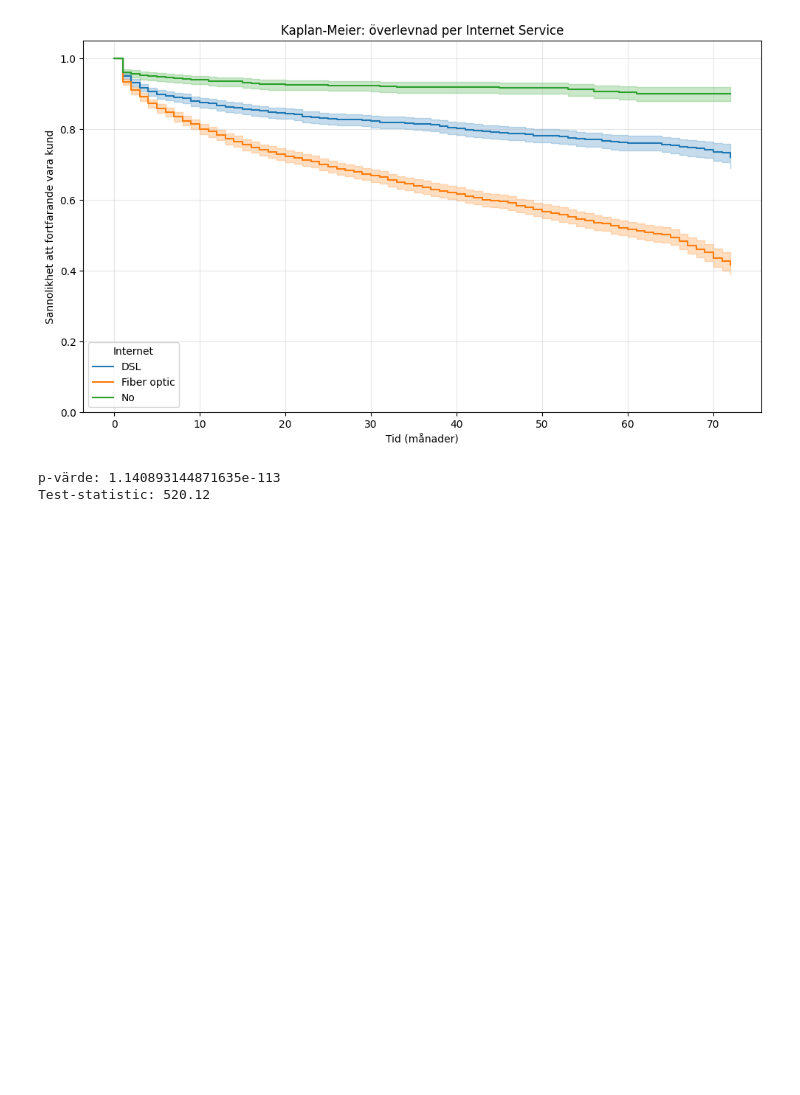
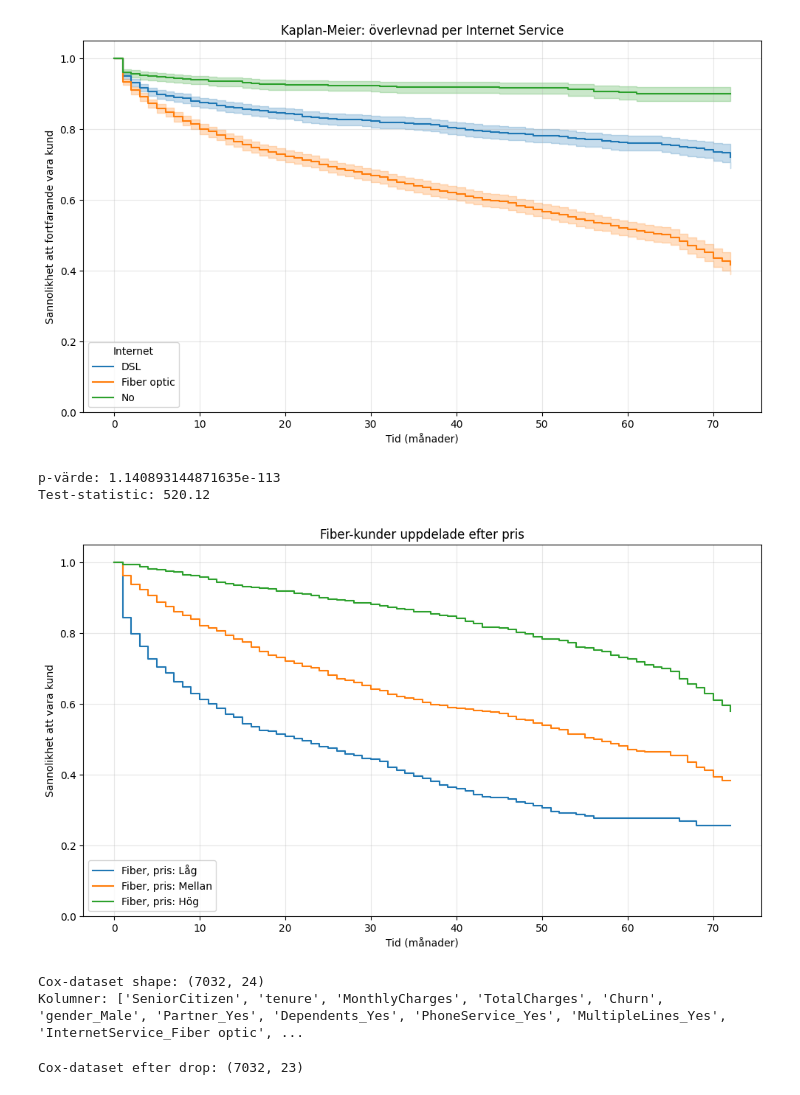
Before and after one commit to emilioano/AppliedAI, a Jupyter notebook: telco_supervised_learning/telco_grupparbete_public.ipynb, the cells around one changed output. Cells and saved outputs as stored; diff of their text form; code cells hidden in the pictures; blank space fills up the shorter version.

```diff
--- a/telco_supervised_learning/telco_grupparbete_public.ipynb
+++ b/telco_supervised_learning/telco_grupparbete_public.ipynb
@@ -987,3 +987,31 @@ p-värde: 1.140893144871635e-113
 Test-statistic: 520.12
 # %%
 # Kunder med fiberoptik tenderar avsluta sina abonemang i högre grad än övriga! Är dessa kunder missnöjda med servicen i högre grad?
+
+# Vi kan dela fiber-kunder i prisgrupper och se om effekten kvarstår!
+
+# Dela fiberkunder i prisgrupper
+fiber = df_surv[df_surv['InternetService'] == 'Fiber optic'].copy()
+fiber['pris_grupp'] = pd.qcut(fiber['MonthlyCharges'], q=3,
+                                labels=['Låg', 'Mellan', 'Hög'])
+
+# Plotta KM per prisgrupp inom fiber
+fig, ax = plt.subplots(figsize=(10, 6))
+for grupp in ['Låg', 'Mellan', 'Hög']:
+    mask = fiber['pris_grupp'] == grupp
+    kmf = KaplanMeierFitter()
+    kmf.fit(durations=fiber.loc[mask, 'tenure'],
+            event_observed=fiber.loc[mask, 'Churn'],
+            label=f'Fiber, pris: {grupp}')
+    kmf.plot_survival_function(ax=ax, ci_show=False)
+
+ax.set_xlabel('Tid (månader)')
+ax.set_ylabel('Sannolikhet att vara kund')
+ax.set_title('Fiber-kunder uppdelade efter pris')
+ax.grid(alpha=0.3)
+ax.set_ylim(0, 1.05)
+ax.legend(loc='lower left')
+plt.tight_layout()
+plt.show()
+# %% [output]
+[figure, added]
@@ -989,0 +1021,31 @@ Test-statistic: 520.12
+# %%
+# COX
+
+from lifelines import CoxPHFitter
+
+# Bygg dataset för Cox
+df_cox = df_surv.copy()
+
+# Droppa kolumner vi inte behöver
+df_cox = df_cox.drop(columns=['customerID'])
+
+# Konvertera Churn till int (0/1) om det inte redan är det
+if df_cox['Churn'].dtype != 'int64':
+    df_cox['Churn'] = df_cox['Churn'].map({'No': 0, 'Yes': 1}).fillna(df_cox['Churn'])
+
+# Dummy-koda kategoriska variabler (samma som tidigare)
+df_cox = pd.get_dummies(df_cox, drop_first=True, dtype=int)
+
+print(f"Cox-dataset shape: {df_cox.shape}")
+print(f"Kolumner: {df_cox.columns.tolist()}")
+# %% [output]
+Cox-dataset shape: (7032, 24)
+Kolumner: ['SeniorCitizen', 'tenure', 'MonthlyCharges', 'TotalCharges', 'Churn', 'gender_Male', 'Partner_Yes', 'Dependents_Yes', 'PhoneService_Yes', 'MultipleLines_Yes', 'InternetService_Fiber optic', ...
+# %%
+# Droppa TotalCharges (multikollinearitet med tenure)
+# tenure ska kvar – det blir vår tidsvariabel
+df_cox = df_cox.drop(columns=['TotalCharges'])
+
+print(f"Cox-dataset efter drop: {df_cox.shape}")
+# %% [output]
+Cox-dataset efter drop: (7032, 23)
```
Also changed, not shown: parts of 16 cells of this notebook.
